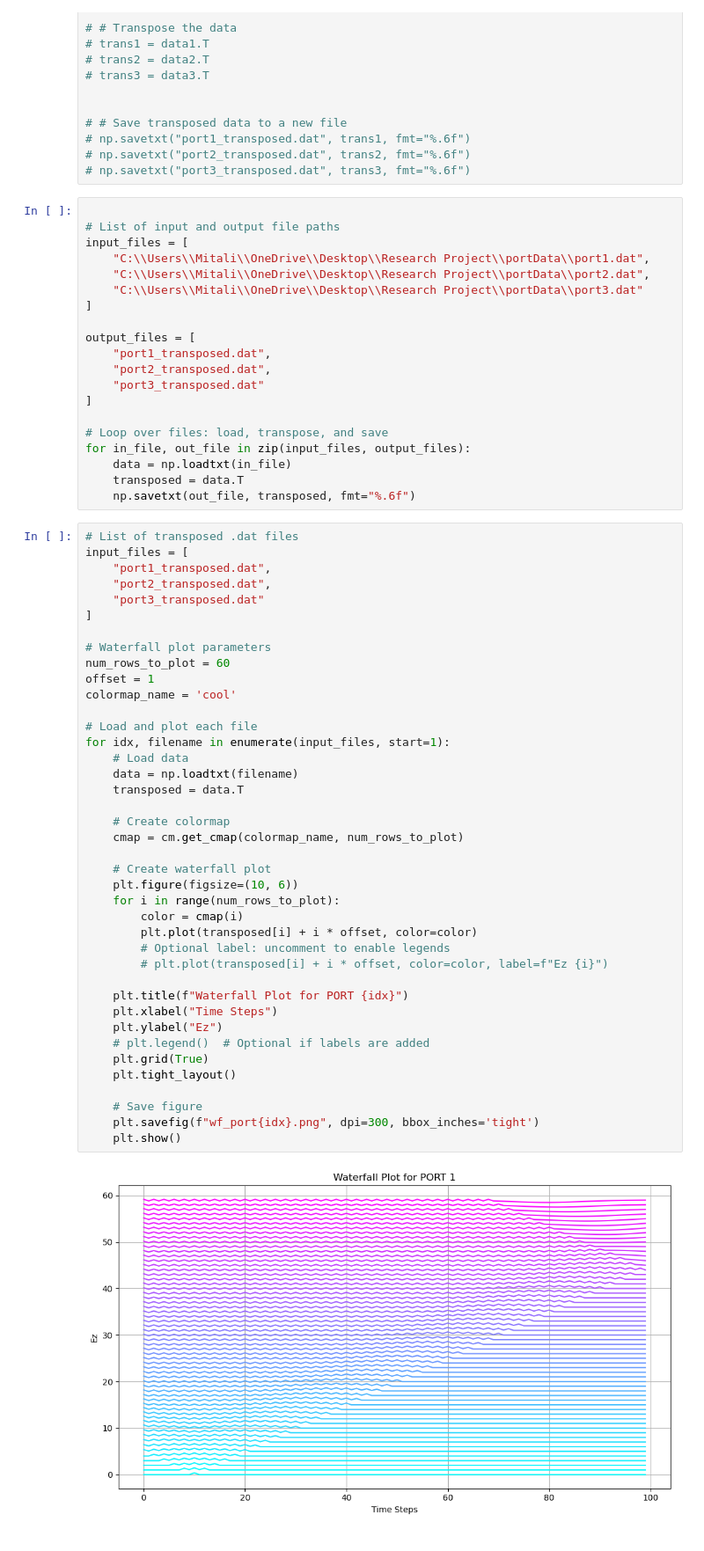
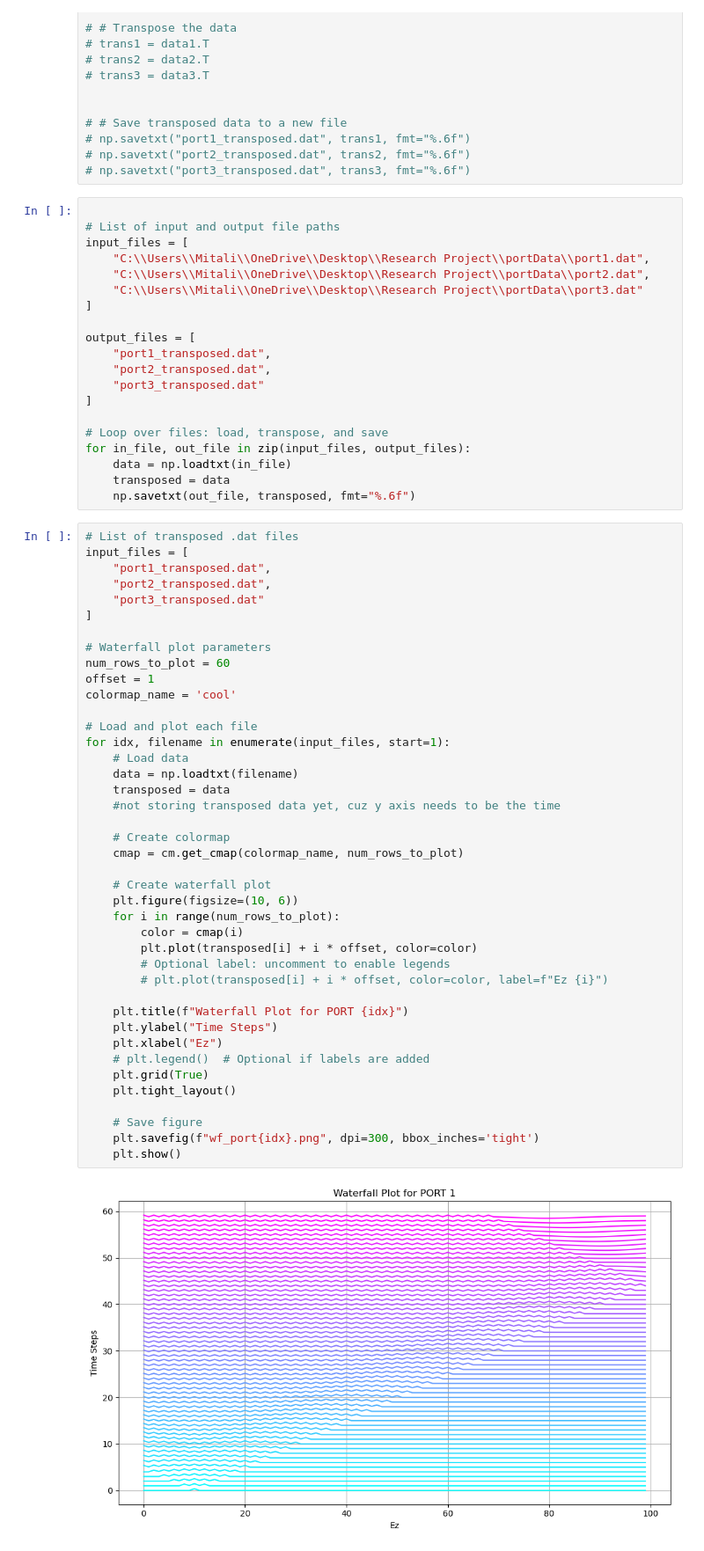
Before and after one commit to Mitalikapoor15/Project, a Jupyter notebook: Research Project/waterfallPlots/wf.ipynb, the cells around one changed output. Shown at 88% size. Drawn from its saved outputs; the diff is of its cells as text.

```diff
--- a/Research Project/waterfallPlots/wf.ipynb
+++ b/Research Project/waterfallPlots/wf.ipynb
@@ -38,7 +39,7 @@ output_files = [
 # Loop over files: load, transpose, and save
 for in_file, out_file in zip(input_files, output_files):
     data = np.loadtxt(in_file)
-    transposed = data.T
+    transposed = data
     np.savetxt(out_file, transposed, fmt="%.6f")
 # %%
 # List of transposed .dat files
@@ -51,34 +52,35 @@ input_files = [
 # Waterfall plot parameters
 num_rows_to_plot = 60
 offset = 1
 colormap_name = 'cool'
 
 # Load and plot each file
 for idx, filename in enumerate(input_files, start=1):
     # Load data
     data = np.loadtxt(filename)
-    transposed = data.T
+    transposed = data
+    #not storing transposed data yet, cuz y axis needs to be the time
 
     # Create colormap
     cmap = cm.get_cmap(colormap_name, num_rows_to_plot)
 
     # Create waterfall plot
     plt.figure(figsize=(10, 6))
     for i in range(num_rows_to_plot):
         color = cmap(i)
         plt.plot(transposed[i] + i * offset, color=color)
         # Optional label: uncomment to enable legends
         # plt.plot(transposed[i] + i * offset, color=color, label=f"Ez {i}")
 
     plt.title(f"Waterfall Plot for PORT {idx}")
-    plt.xlabel("Time Steps")
-    plt.ylabel("Ez")
+    plt.ylabel("Time Steps")
+    plt.xlabel("Ez")
     # plt.legend()  # Optional if labels are added
     plt.grid(True)
     plt.tight_layout()
 
     # Save figure
     plt.savefig(f"wf_port{idx}.png", dpi=300, bbox_inches='tight')
     plt.show()
 # %% [output]
-[figure, old version]
+[figure, new version]
```
Also changed, not shown: parts of 9 cells of this notebook, 18 other files.
